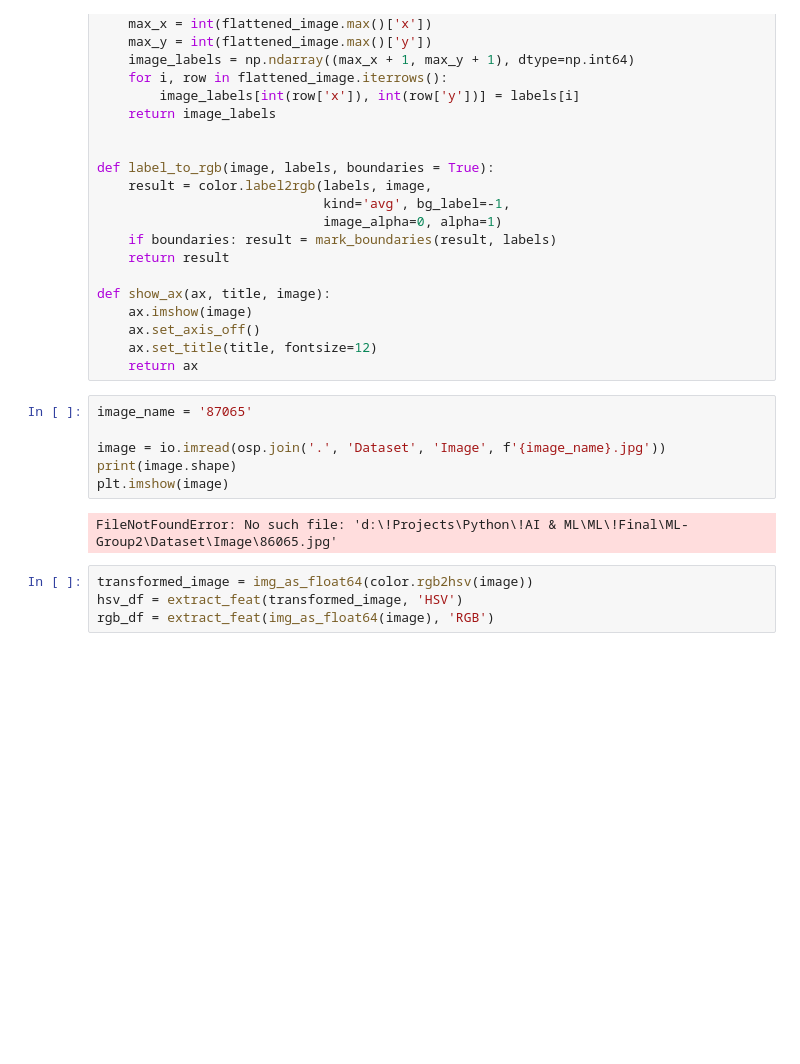
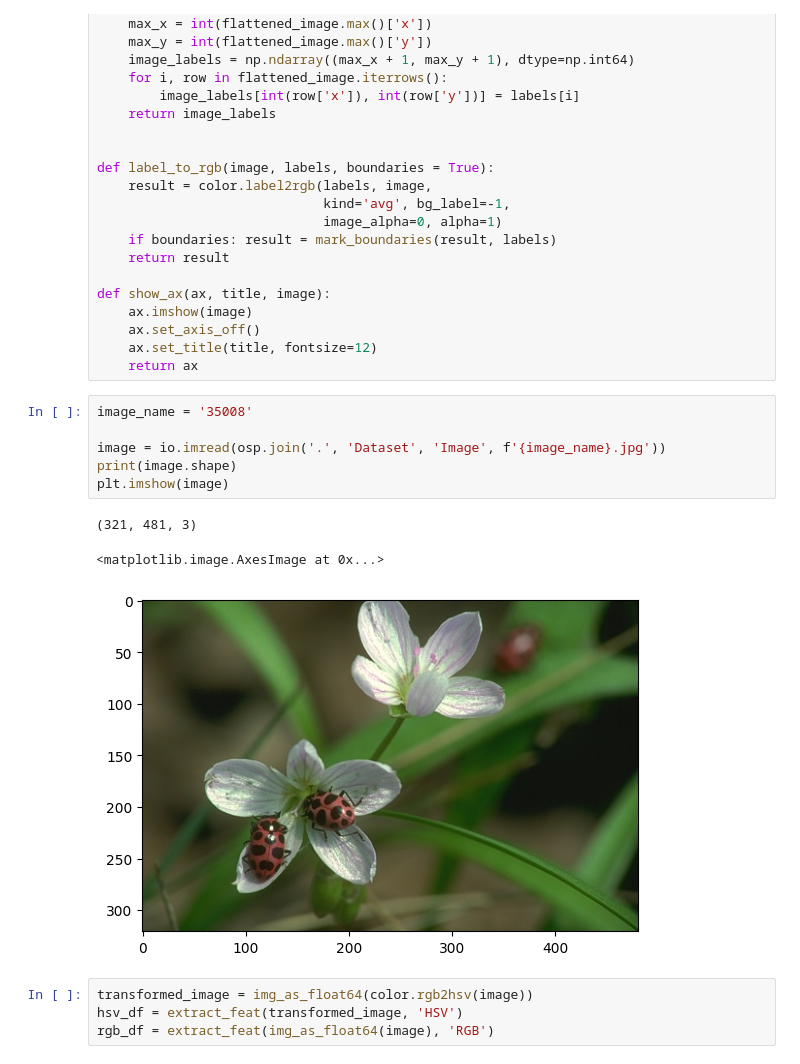
Before and after one commit to Ngoc-Cac/ML-Group2, a Jupyter notebook: main.ipynb, the cells around one changed output. Saved outputs shown, nothing was run; the diff lists cells and outputs as text; blank space fills up the shorter version.

```diff
--- a/main.ipynb
+++ b/main.ipynb
@@ -43,13 +43,15 @@ def show_ax(ax, title, image):
     ax.set_title(title, fontsize=12)
     return ax
 # %%
-image_name = '87065'
+image_name = '35008'
 
 image = io.imread(osp.join('.', 'Dataset', 'Image', f'{image_name}.jpg'))
 print(image.shape)
 plt.imshow(image)
 # %% [output]
-FileNotFoundError: No such file: 'd:\!Projects\Python\!AI & ML\ML\!Final\ML-Group2\Dataset\Image\86065.jpg'
+(321, 481, 3)
+<matplotlib.image.AxesImage at 0x...>
+[figure, added]
 # %%
 transformed_image = img_as_float64(color.rgb2hsv(image))
 hsv_df = extract_feat(transformed_image, 'HSV')
```
Also changed, not shown: parts of 15 cells of this notebook.
